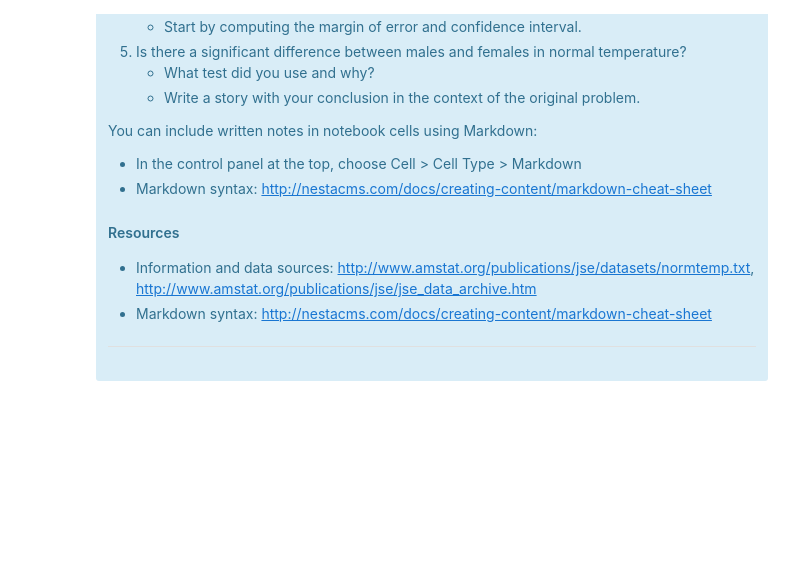
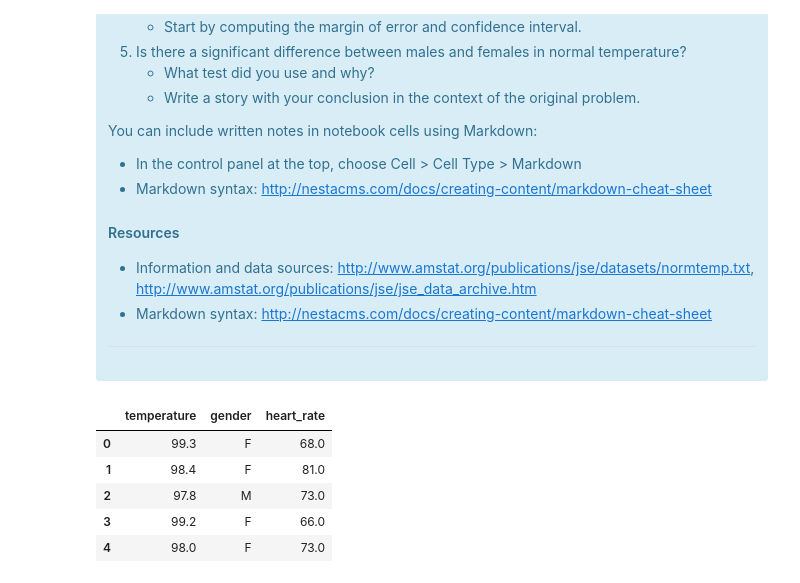
Before and after one commit to klane/springboard, a Jupyter notebook: inferential-statistics/body-temperature/body-temperature.ipynb, the cells around one changed output. Drawn from its saved outputs; the diff is of its cells as text; code cells hidden in the pictures; blank space fills up the shorter version.

```diff
--- a/inferential-statistics/body-temperature/body-temperature.ipynb
+++ b/inferential-statistics/body-temperature/body-temperature.ipynb
@@ -51,4 +57,10 @@ You can include written notes in notebook cells using Markdown:
 # %%
-import pandas as pd
-
 df = pd.read_csv('data/body-temperature.csv')
+df.head()
+# %% [output]
+|  | temperature | gender | heart_rate |
+| 0 | 99.3 | F | 68.0 |
+| 1 | 98.4 | F | 81.0 |
+| 2 | 97.8 | M | 73.0 |
+| 3 | 99.2 | F | 66.0 |
+| 4 | 98.0 | F | 73.0 |
```
Also changed, not shown: parts of 31 cells of this notebook.
